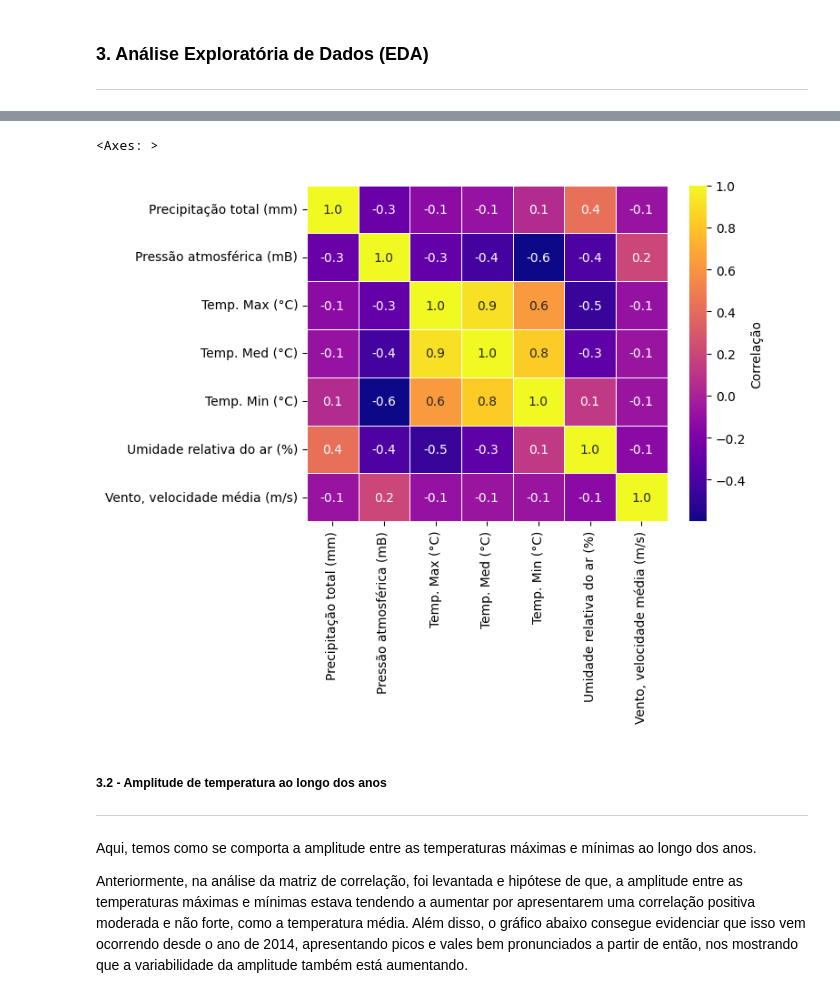
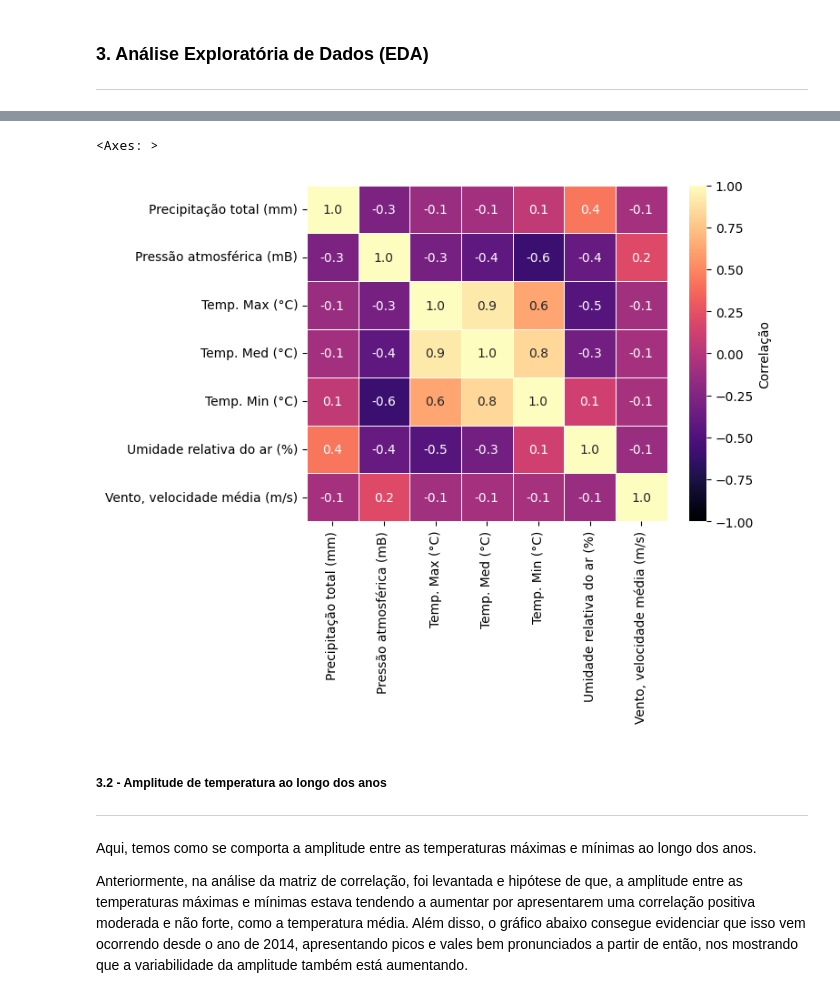
Before and after one commit to paula-belr/series-temporais-temperatura, a Jupyter notebook: atividade_extensionista_II.ipynb, the cells around one changed output, grey strips where cells are left out. Saved outputs shown, nothing was run; the diff lists cells and outputs as text; code cells hidden in the pictures.

```diff
--- a/atividade_extensionista_II.ipynb
+++ b/atividade_extensionista_II.ipynb
@@ -386,20 +366,21 @@ De forma geral, a pressão atmosférica tem um correlação linear negativa mode
 # %%
 # Calculando a matriz de correlação
 corr_matrix = df_auto_inter[numeric_cols_auto].corr(method = 'pearson')
 
 # Criando uma máscara para mostrar apenas os elementos abaixo da diagonal
 # mask = np.triu(np.ones_like(corr_matrix), k = 1)
 
 sns.heatmap(corr_matrix,
             annot = True,
             cbar_kws = {'label': 'Correlação'},
-            cmap = 'plasma',
+            cmap = 'magma',
             fmt = '.1f',
+            norm = Normalize(vmin = -1, vmax = 1),
             # mask = mask,
             linewidth = .5)
 # %% [output]
 <Axes: >
-[figure, old version]
+[figure, new version]
 # %% [markdown]
 ##### 3.2 - Amplitude de temperatura ao longo dos anos
 
```
Also changed, not shown: parts of 30 cells of this notebook.
